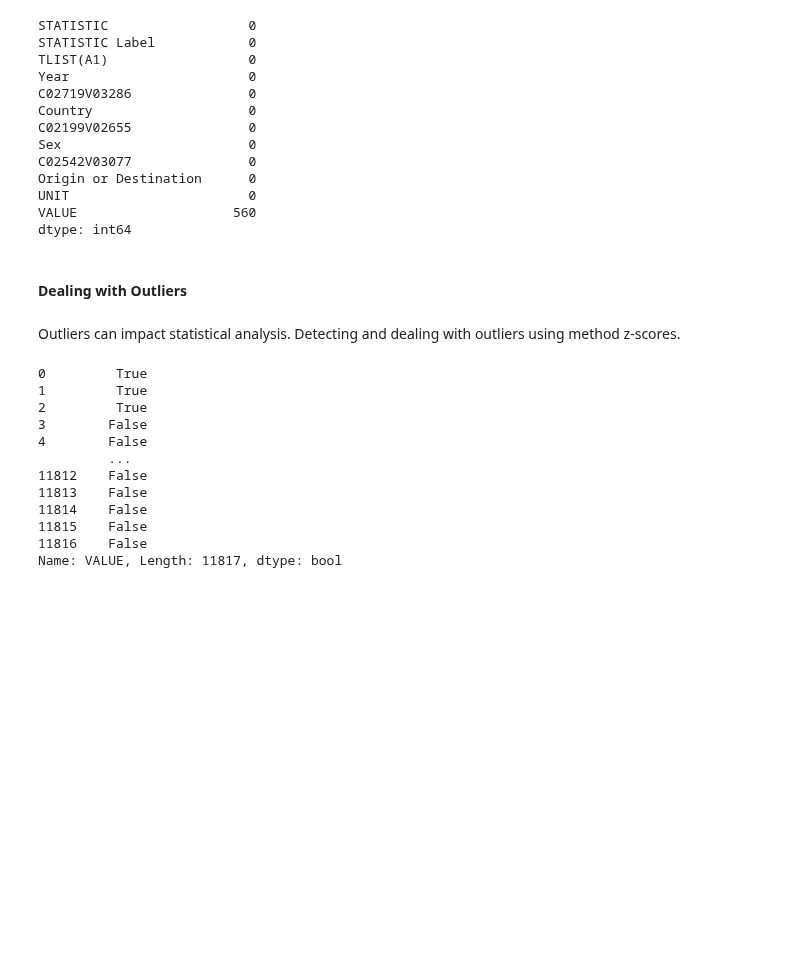
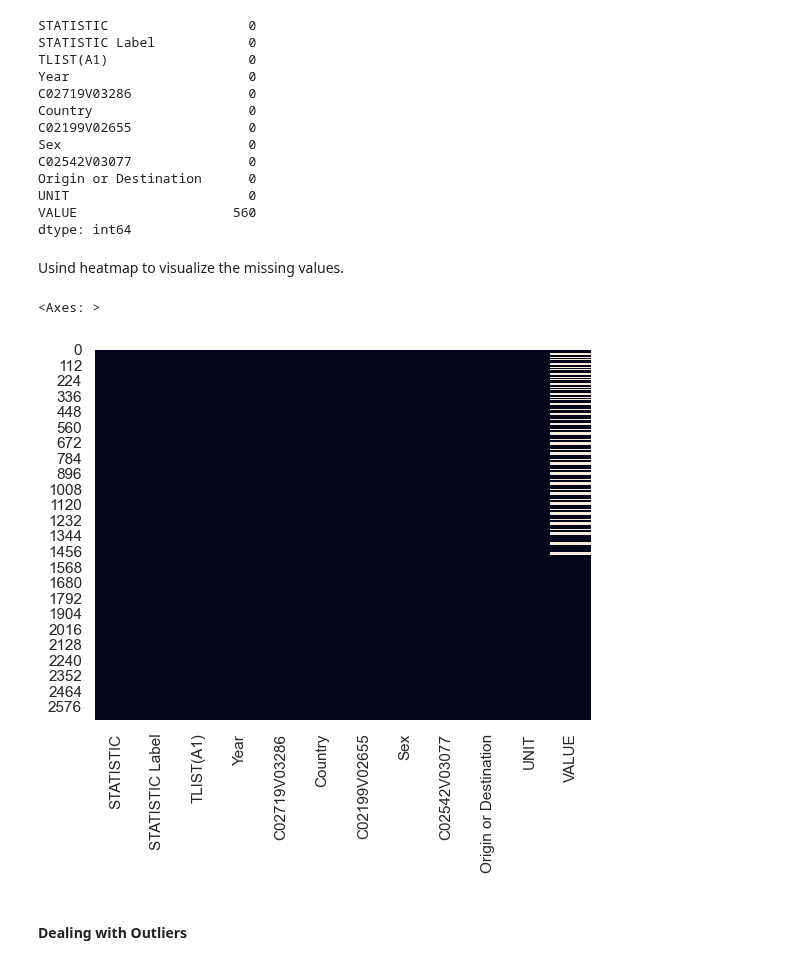
Before and after one commit to Ivkoto/DataAnalyticsMachineLearning, a Jupyter notebook: Data_Preparation/CA1_Data_Prep_V6.ipynb, the cells around one changed output. Cells and saved outputs as stored; diff of their text form; code cells hidden in the pictures; blank space fills up the shorter version.

```diff
--- a/Data_Preparation/CA1_Data_Prep_V6.ipynb
+++ b/Data_Preparation/CA1_Data_Prep_V6.ipynb
@@ -324,24 +269,12 @@ Origin or Destination      0
 UNIT                       0
 VALUE                    560
 dtype: int64
+# %% [markdown]
+Usind heatmap to visualize the missing values.
+# %%
+sns.heatmap(migration_df.isnull(), cbar=False)
+# %% [output]
+<Axes: >
+[figure, added]
 # %% [markdown]
 #### Dealing with Outliers
-# %% [markdown]
-Outliers can impact statistical analysis. Detecting and dealing with outliers using method z-scores.
-# %%
-population_z_dcores = stats.zscore(population_df['VALUE'])
-outliers = (population_z_dcores > 3) | (population_z_dcores < -3)
-outliers
-# %% [output]
-0         True
-1         True
-2         True
-3        False
-4        False
-         ...
-11812    False
-11813    False
-11814    False
-11815    False
-11816    False
-Name: VALUE, Length: 11817, dtype: bool
```
Also changed, not shown: parts of 15 cells of this notebook.
